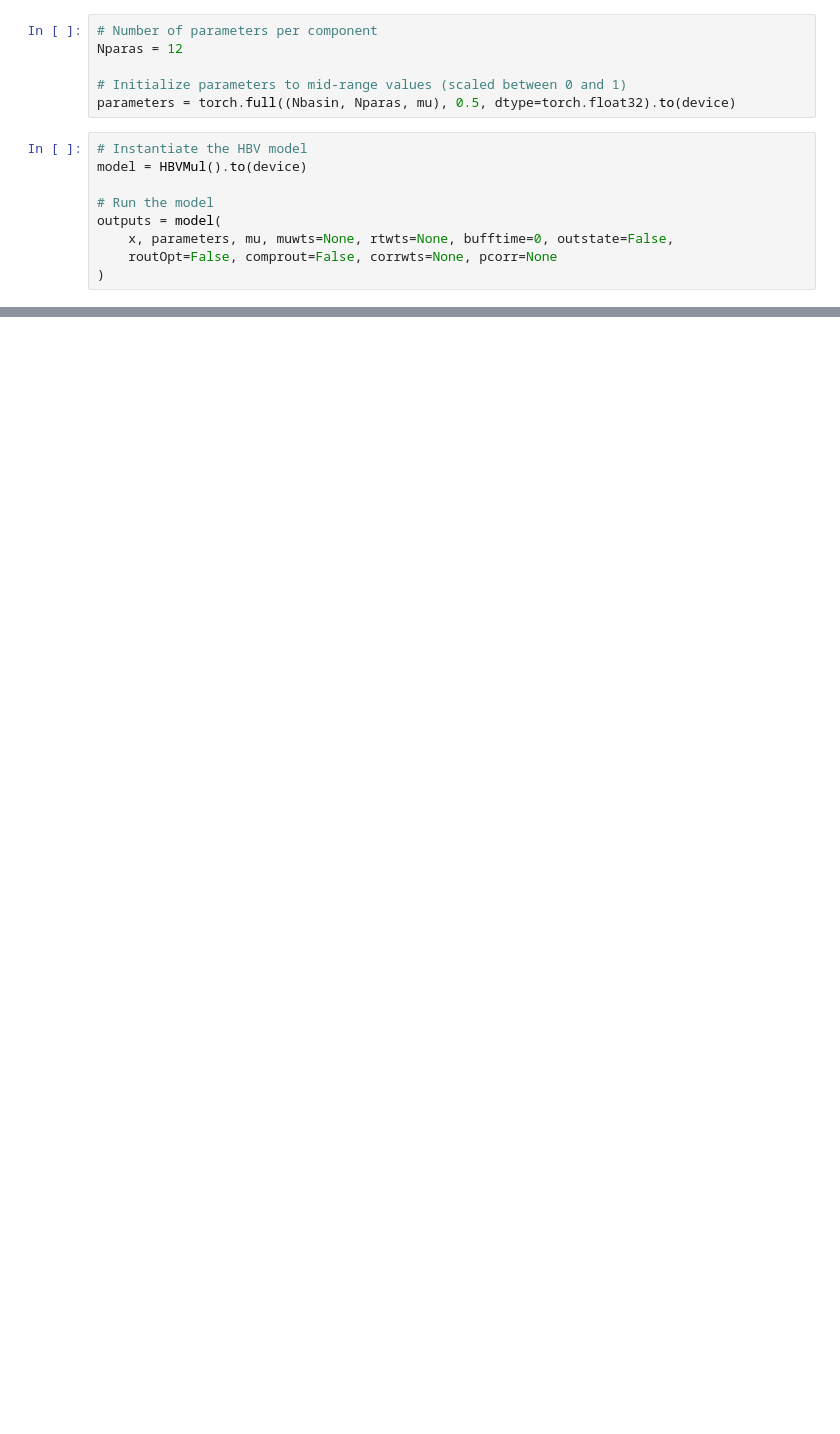
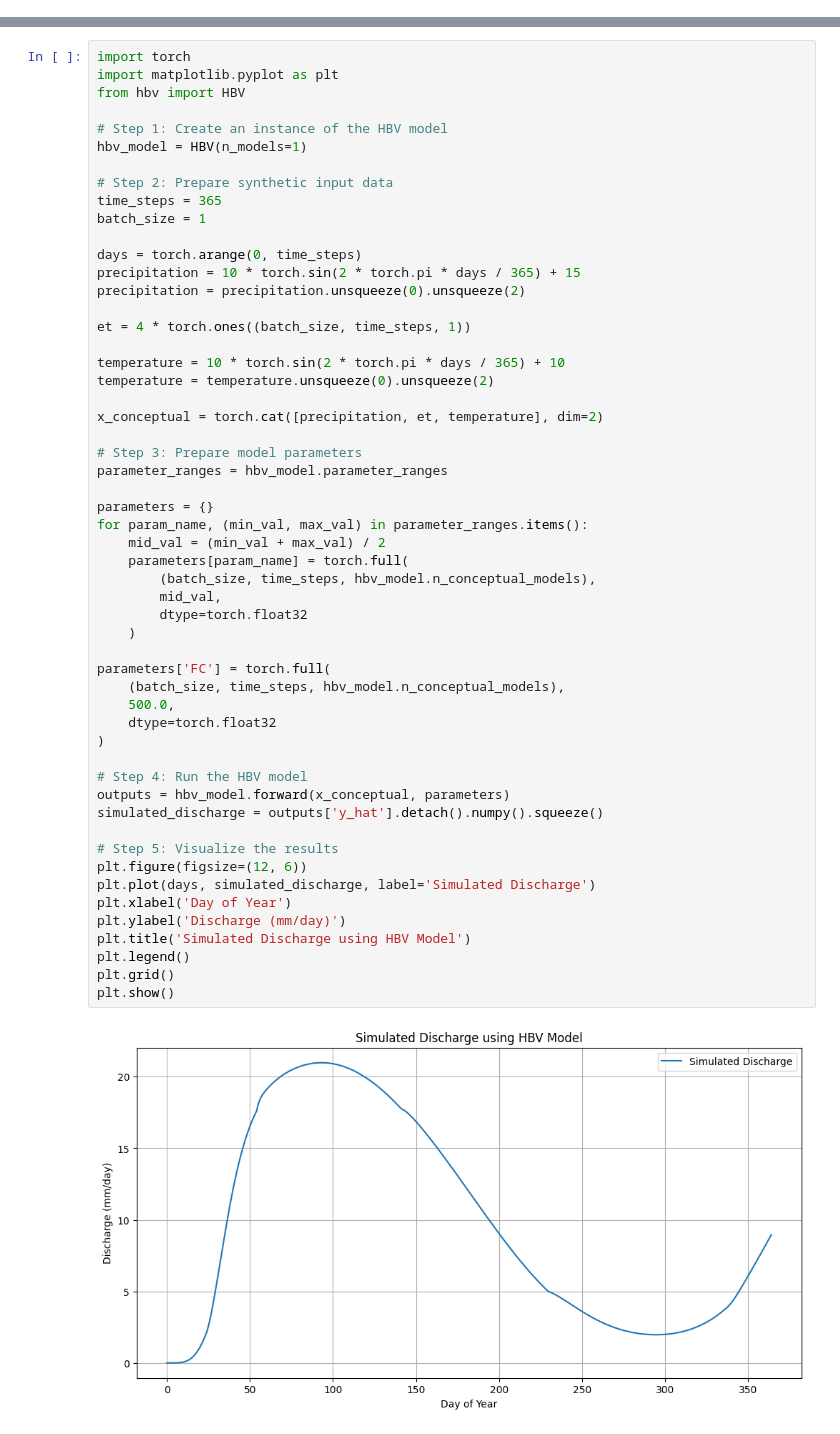
Before and after one commit to stsfk/hydro_adversarial_testing, a Jupyter notebook: HBV.ipynb, the cells around one changed output, grey strips where cells are left out. Saved outputs shown, nothing was run; the diff lists cells and outputs as text; blank space fills up the shorter version.

```diff
--- a/HBV.ipynb
+++ b/HBV.ipynb
@@ -215,15 +0,0 @@ torch.Size([365, 1, 3])
-# %%
-# Number of parameters per component
-Nparas = 12
-
-# Initialize parameters to mid-range values (scaled between 0 and 1)
-parameters = torch.full((Nbasin, Nparas, mu), 0.5, dtype=torch.float32).to(device)
-# %%
-# Instantiate the HBV model
-model = HBVMul().to(device)
-
-# Run the model
-outputs = model(
-    x, parameters, mu, muwts=None, rtwts=None, bufftime=0, outstate=False,
-    routOpt=False, comprout=False, corrwts=None, pcorr=None
-)
@@ -253,0 +373,56 @@ First 10 days of simulated streamflow (mm/day):
+# %%
+import torch
+import matplotlib.pyplot as plt
+from hbv import HBV
+
+# Step 1: Create an instance of the HBV model
+hbv_model = HBV(n_models=1)
+
+# Step 2: Prepare synthetic input data
+time_steps = 365
+batch_size = 1
+
+days = torch.arange(0, time_steps)
+precipitation = 10 * torch.sin(2 * torch.pi * days / 365) + 15
+precipitation = precipitation.unsqueeze(0).unsqueeze(2)
+
+et = 4 * torch.ones((batch_size, time_steps, 1))
+
+temperature = 10 * torch.sin(2 * torch.pi * days / 365) + 10
+temperature = temperature.unsqueeze(0).unsqueeze(2)
+
+x_conceptual = torch.cat([precipitation, et, temperature], dim=2)
+
+# Step 3: Prepare model parameters
+parameter_ranges = hbv_model.parameter_ranges
+
+parameters = {}
+for param_name, (min_val, max_val) in parameter_ranges.items():
+    mid_val = (min_val + max_val) / 2
+    parameters[param_name] = torch.full(
+        (batch_size, time_steps, hbv_model.n_conceptual_models),
+        mid_val,
+        dtype=torch.float32
+    )
+
+parameters['FC'] = torch.full(
+    (batch_size, time_steps, hbv_model.n_conceptual_models),
+    500.0,
+    dtype=torch.float32
+)
+
+# Step 4: Run the HBV model
+outputs = hbv_model.forward(x_conceptual, parameters)
+simulated_discharge = outputs['y_hat'].detach().numpy().squeeze()
+
+# Step 5: Visualize the results
+plt.figure(figsize=(12, 6))
+plt.plot(days, simulated_discharge, label='Simulated Discharge')
+plt.xlabel('Day of Year')
+plt.ylabel('Discharge (mm/day)')
+plt.title('Simulated Discharge using HBV Model')
+plt.legend()
+plt.grid()
+plt.show()
+# %% [output]
+[figure, added]
```
Also changed, not shown: parts of 6 cells of this notebook, 2 other files.
